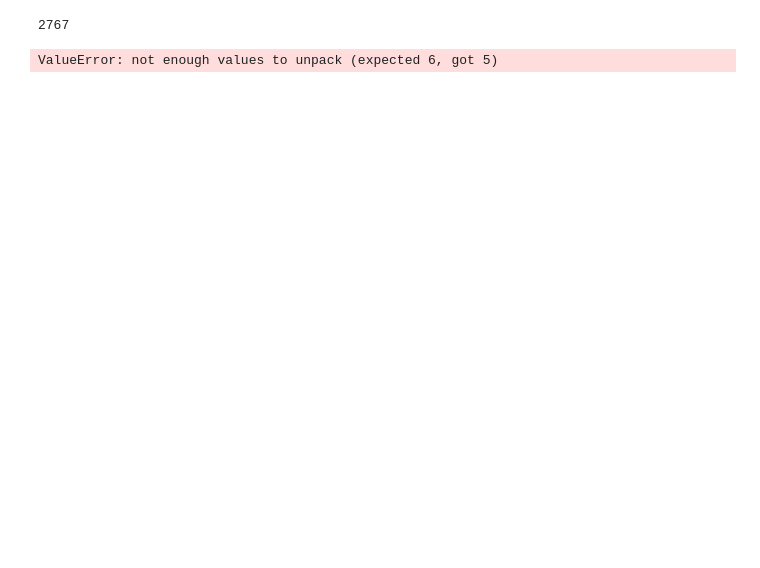
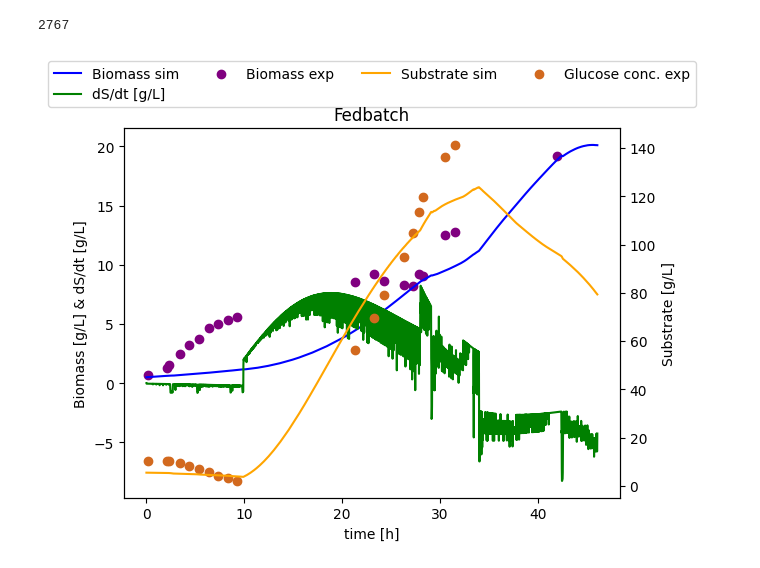
Before and after one commit to boripf/hybrid-model-corynebacterium, a Jupyter notebook: B_simulation.ipynb, the cells around one changed output. Cells and saved outputs as stored; diff of their text form; code cells hidden in the pictures; blank space fills up the shorter version.

```diff
--- a/B_simulation.ipynb
+++ b/B_simulation.ipynb
@@ -9,8 +9,8 @@ from B_model_sim import model, plot_simulation
 with open('config/parameters.yml', 'r') as file:
     param = yaml.safe_load(file)
 # %%
-time, biomass, substrate, volume, dS_dt , dCO2_dt = model(param)
-plot_simulation(time, biomass, substrate, dS_dt, dCO2_dt, 'Fedbatch + Monod Logistic mu(0.2) + Yxs qs')
+time, biomass, substrate, volume, dS_dt = model(param)
+plot_simulation(time, biomass, substrate, dS_dt, 'Fedbatch')
 # %% [output]
 2767
-ValueError: not enough values to unpack (expected 6, got 5)
+[figure, added]
```
Also changed, not shown: 12 other files.
